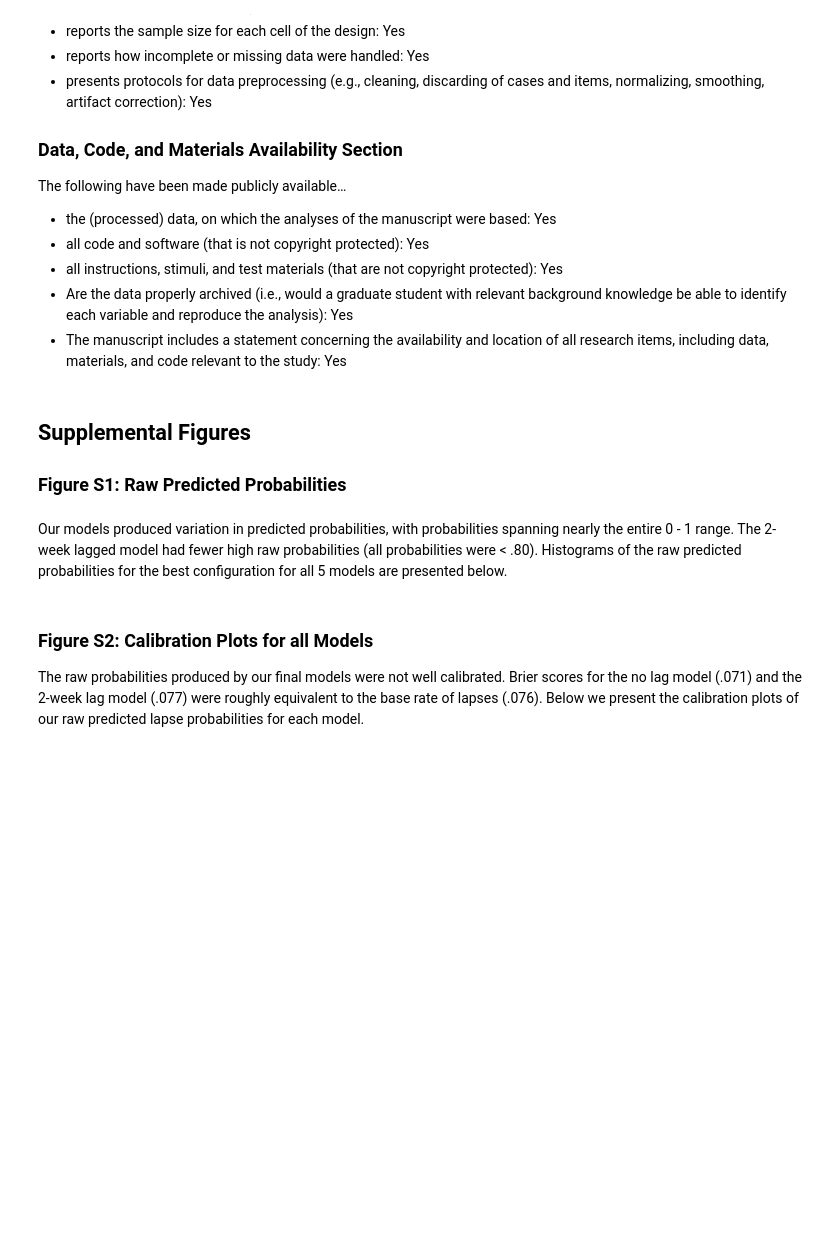
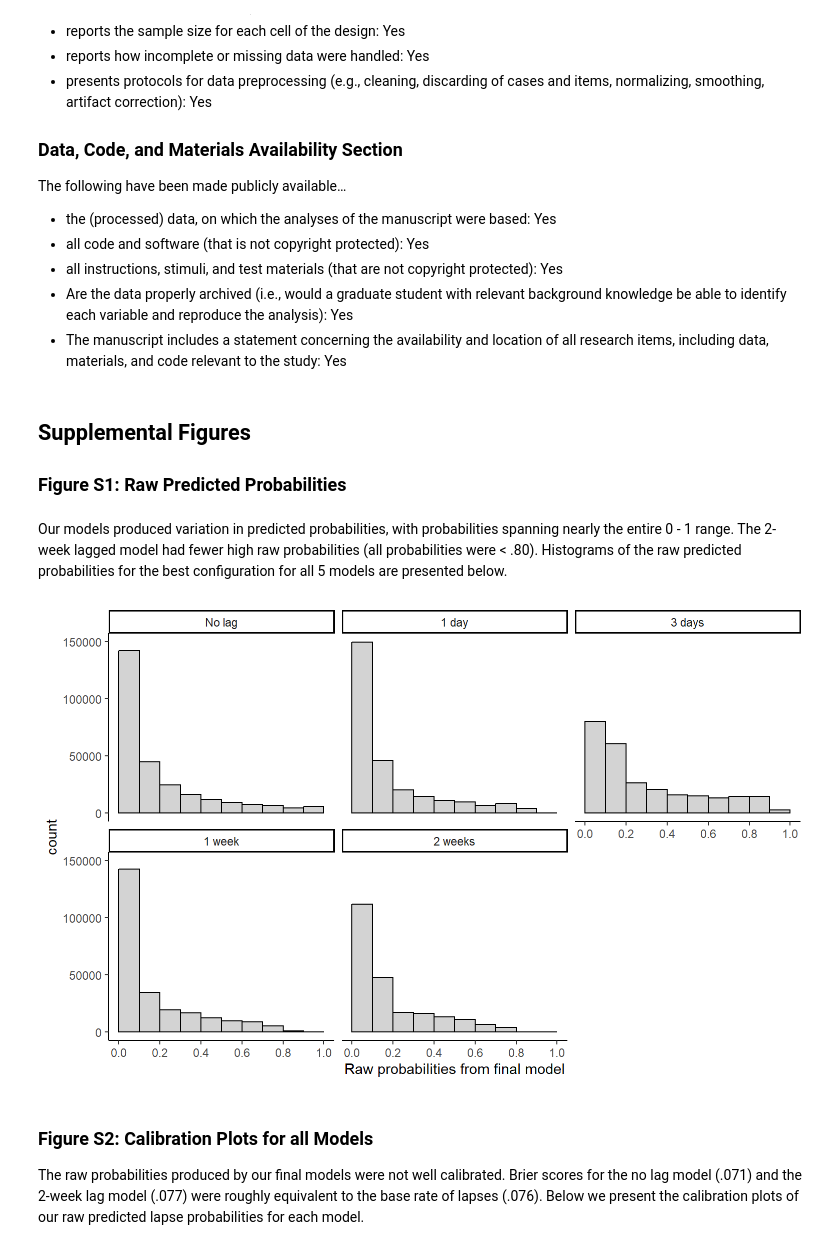
Before and after one commit to jjcurtin/study_lag, a Jupyter notebook: notebooks/supplement.embed.ipynb, the cells around one changed output. Saved outputs shown, nothing was run; the diff lists cells and outputs as text; code cells hidden in the pictures; blank space fills up the shorter version.

```diff
--- a/notebooks/supplement.embed.ipynb
+++ b/notebooks/supplement.embed.ipynb
@@ -128,20 +128,25 @@ preds_all <- preds_0 |>
   bind_rows(preds_336 |>
               mutate(model = "2 weeks")) |>
   mutate(model = factor(model, levels = c("No lag", "1 day", "3 days", "1 week", "2 weeks")))
+
+preds_hist <- preds_all |>
+  ggplot(aes(x = prob_raw)) +
+  geom_histogram(color = "black", fill = "light grey", binwidth = .10,
+                 boundary = 0) +
+  facet_wrap(~model) +
+  labs(x = "Raw probabilities from final model") +
+  scale_x_continuous(breaks = seq(0, 1, by = 0.2))
 # %% [markdown]
 Our models produced variation in predicted probabilities, with probabilities spanning nearly the entire 0 - 1 range. The 2-week lagged model had fewer high raw probabilities (all probabilities were \< .80). Histograms of the raw predicted probabilities for the best configuration for all 5 models are presented below.
 # %%
+#| label: fig-s1
 #| fig-cap: "Histograms of raw probabilities of our best model configurations for each classification model (no lag, 1-day, 3-day, 1-week and 2-week lags)."
 #| fig-width: 8
 #| fig-height: 5
 
-preds_all |>
-  ggplot(aes(x = prob_raw)) +
-  geom_histogram(color = "black", fill = "light grey", binwidth = .10,
-                 boundary = 0) +
-  facet_wrap(~model) +
-  labs(x = "Raw probabilities from final model") +
-  scale_x_continuous(breaks = seq(0, 1, by = 0.2))
+preds_hist
+# %% [output]
+[figure, added]
 # %% [markdown]
 ### Figure S2: Calibration Plots for all Models
 
```
Also changed, not shown: parts of 7 cells of this notebook, 7 other files.
